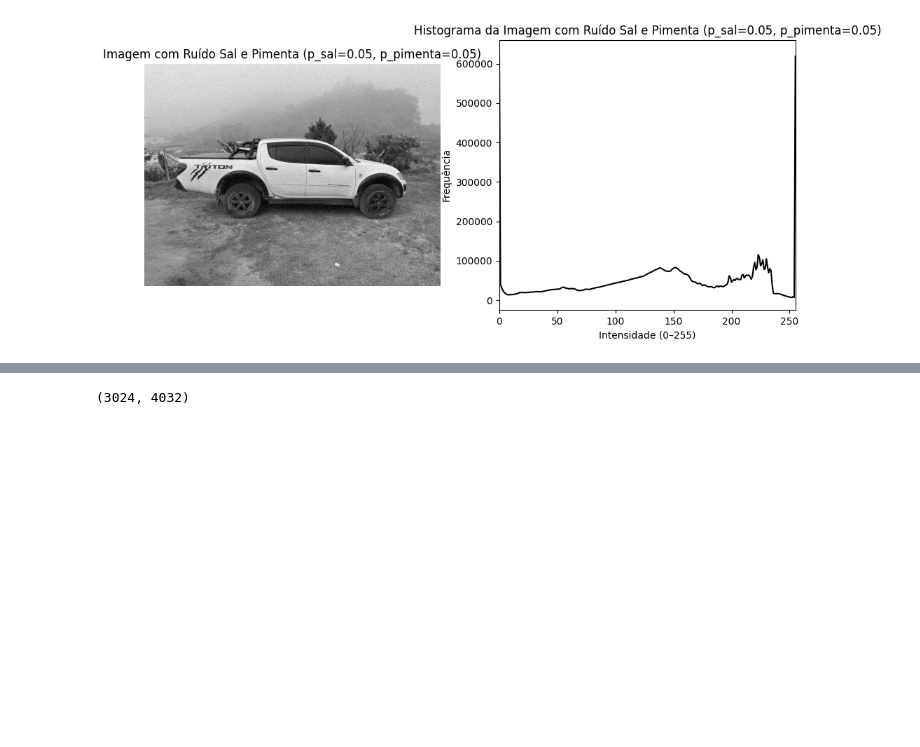
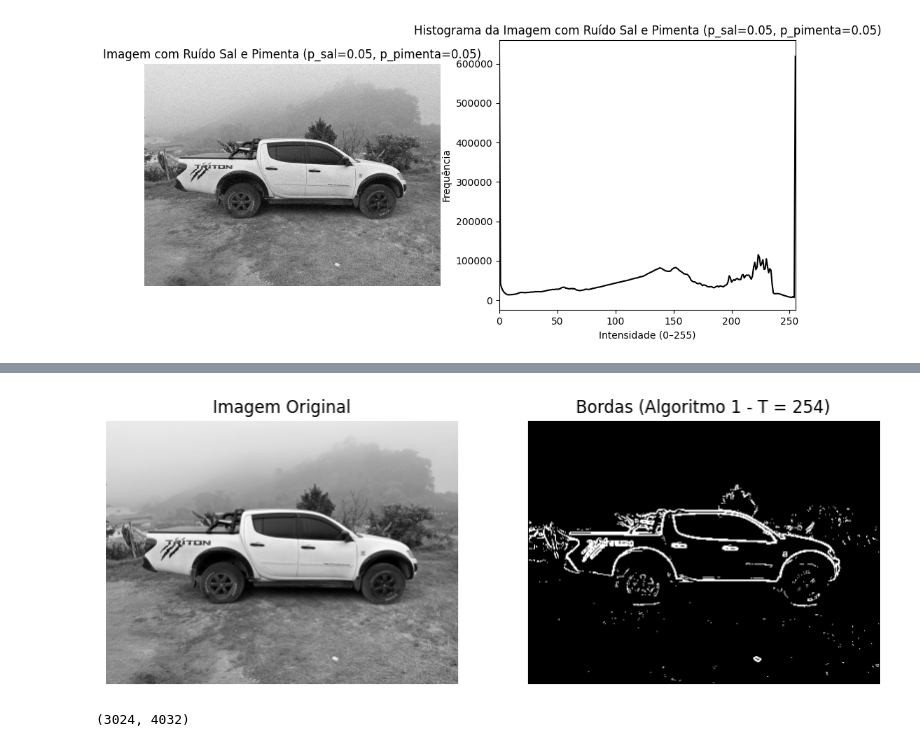
Before and after one commit to laerteluizf/Proc_Imagens_2025_2, a Jupyter notebook: proc_imagens_tarefa_final.ipynb, the cells around one changed output, grey strips where cells are left out. Saved outputs shown, nothing was run; the diff lists cells and outputs as text; code cells hidden in the pictures; blank space fills up the shorter version.

```diff
--- a/proc_imagens_tarefa_final.ipynb
+++ b/proc_imagens_tarefa_final.ipynb
@@ -192,0 +271,8 @@ mostrar_2(imagem_com_ruido, legenda_ruido, imagem_filtrada, legenda_filtrada)
+# %%
+T = 254
+
+imagem_bordas , legenda_bordas = determinacao_bordas_alg(resized_img, T)
+
+mostrar_2(imagem_ori, legenda , imagem_bordas, legenda_bordas)
+# %% [output]
+[figure, added]
```
Also changed, not shown: parts of 8 cells of this notebook.
